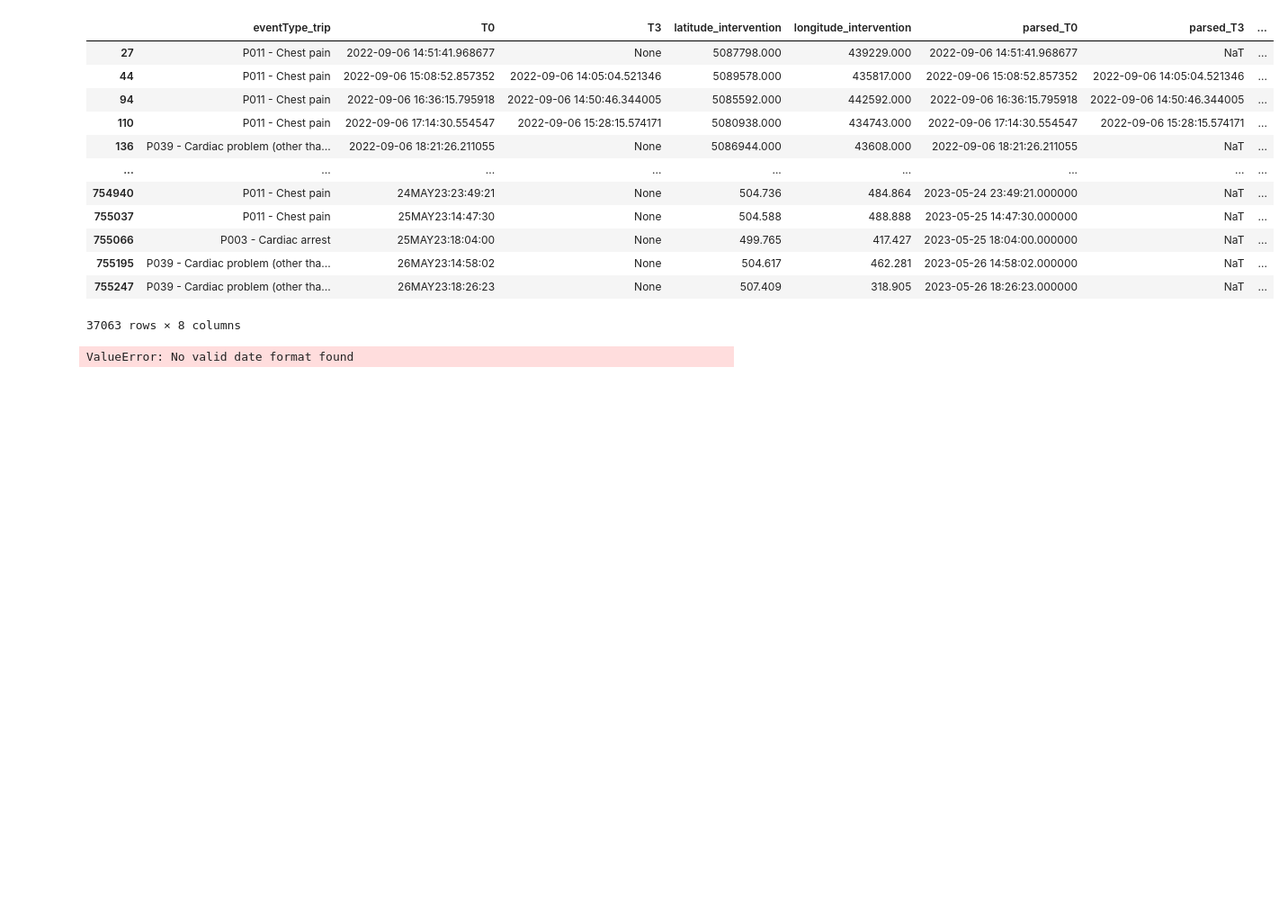
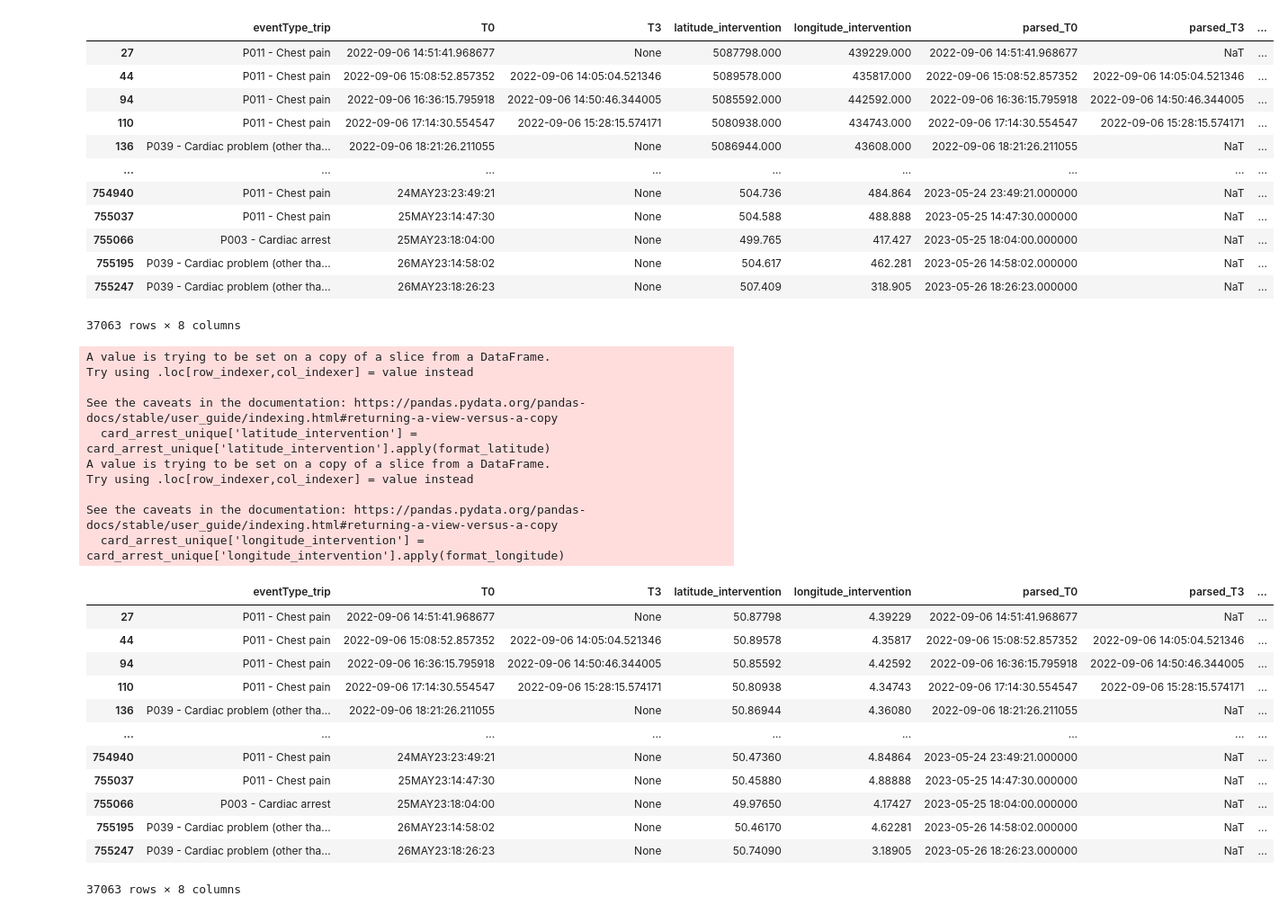
Before and after one commit to Elouan-Debels/MDAProject, a Jupyter notebook: data cleaning.ipynb, the cells around one changed output. Shown at 90% size. Cells and saved outputs as stored; diff of their text form; code cells hidden in the pictures; blank space fills up the shorter version.

```diff
--- a/data cleaning.ipynb
+++ b/data cleaning.ipynb
@@ -1305,20 +1303,31 @@ testoo = card_arrest_unique
 # %%
-#coordinaten nog fixen, met die functie eerder gemaakt
+#change the coordinates to the correct format
+card_arrest_unique['latitude_intervention'] = card_arrest_unique['latitude_intervention'].apply(format_latitude)
+card_arrest_unique['longitude_intervention'] = card_arrest_unique['longitude_intervention'].apply(format_longitude)
+card_arrest_unique
+# %% [output]
+A value is trying to be set on a copy of a slice from a DataFrame.
+Try using .loc[row_indexer,col_indexer] = value instead
+
+See the caveats in the documentation: https://pandas.pydata.org/pandas-docs/stable/user_guide/indexing.html#returning-a-view-versus-a-copy
+  card_arrest_unique['latitude_intervention'] = card_arrest_unique['latitude_intervention'].apply(format_latitude)
+A value is trying to be set on a copy of a slice from a DataFrame.
+Try using .loc[row_indexer,col_indexer] = value instead
+
+See the caveats in the documentation: https://pandas.pydata.org/pandas-docs/stable/user_guide/indexing.html#returning-a-view-versus-a-copy
+  card_arrest_unique['longitude_intervention'] = card_arrest_unique['longitude_intervention'].apply(format_longitude)
+|  | eventType_trip | T0 | T3 | latitude_intervention | longitude_intervention | parsed_T0 | parsed_T3 | ... |
+| 27 | P011 - Chest pain | 2022-09-06 14:51:41.968677 | None | 50.87798 | 4.39229 | 2022-09-06 14:51:41.968677 | NaT | ... |
+| 44 | P011 - Chest pain | 2022-09-06 15:08:52.857352 | 2022-09-06 14:05:04.521346 | 50.89578 | 4.35817 | 2022-09-06 15:08:52.857352 | 2022-09-06 14:05:04.521346 | ... |
+| 94 | P011 - Chest pain | 2022-09-06 16:36:15.795918 | 2022-09-06 14:50:46.344005 | 50.85592 | 4.42592 | 2022-09-06 16:36:15.795918 | 2022-09-06 14:50:46.344005 | ... |
+| 110 | P011 - Chest pain | 2022-09-06 17:14:30.554547 | 2022-09-06 15:28:15.574171 | 50.80938 | 4.34743 | 2022-09-06 17:14:30.554547 | 2022-09-06 15:28:15.574171 | ... |
+| 136 | P039 - Cardiac problem (other tha... | 2022-09-06 18:21:26.211055 | None | 50.86944 | 4.36080 | 2022-09-06 18:21:26.211055 | NaT | ... |
+| ... | ... | ... | ... | ... | ... | ... | ... | ... |
+| 754940 | P011 - Chest pain | 24MAY23:23:49:21 | None | 50.47360 | 4.84864 | 2023-05-24 23:49:21.000000 | NaT | ... |
+| 755037 | P011 - Chest pain | 25MAY23:14:47:30 | None | 50.45880 | 4.88888 | 2023-05-25 14:47:30.000000 | NaT | ... |
+| 755066 | P003 - Cardiac arrest | 25MAY23:18:04:00 | None | 49.97650 | 4.17427 | 2023-05-25 18:04:00.000000 | NaT | ... |
+| 755195 | P039 - Cardiac problem (other tha... | 26MAY23:14:58:02 | None | 50.46170 | 4.62281 | 2023-05-26 14:58:02.000000 | NaT | ... |
+| 755247 | P039 - Cardiac problem (other tha... | 26MAY23:18:26:23 | None | 50.74090 | 3.18905 | 2023-05-26 18:26:23.000000 | NaT | ... |
+37063 rows × 8 columns
-# %%
-def parse_time(time_series):
-    # Try parsing different formats
-    formats = ['%Y-%m-%d %H:%M:%S', '%d/%m/%Y %H:%M:%S']
-    for fmt in formats:
-        try:
-            return pd.to_datetime(time_series, format=fmt)
-        except ValueError:
-            continue
-    raise ValueError('No valid date format found')
-
-# Apply the function to both time columns
-testoo['T0'] = parse_time(testoo['T0'])
-testoo['T3'] = parse_time(testoo['T3'])
-# %% [output]
-ValueError: No valid date format found
 # %%
 #de finale tabellen opslaan in aparte file.
```
Also changed, not shown: parts of 6 cells of this notebook.
